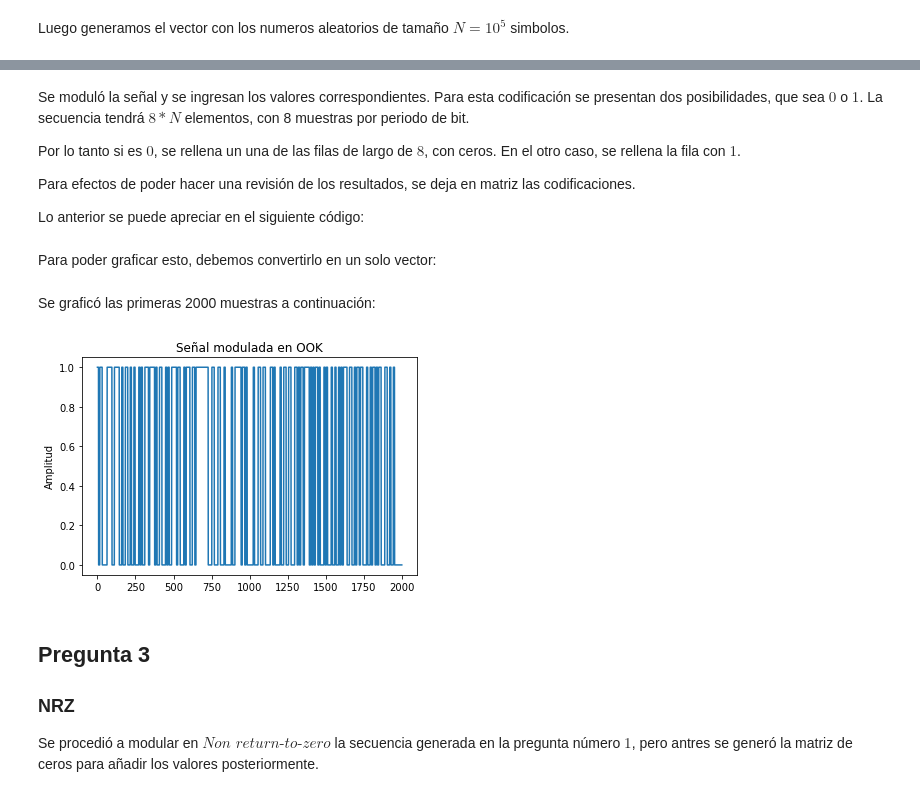
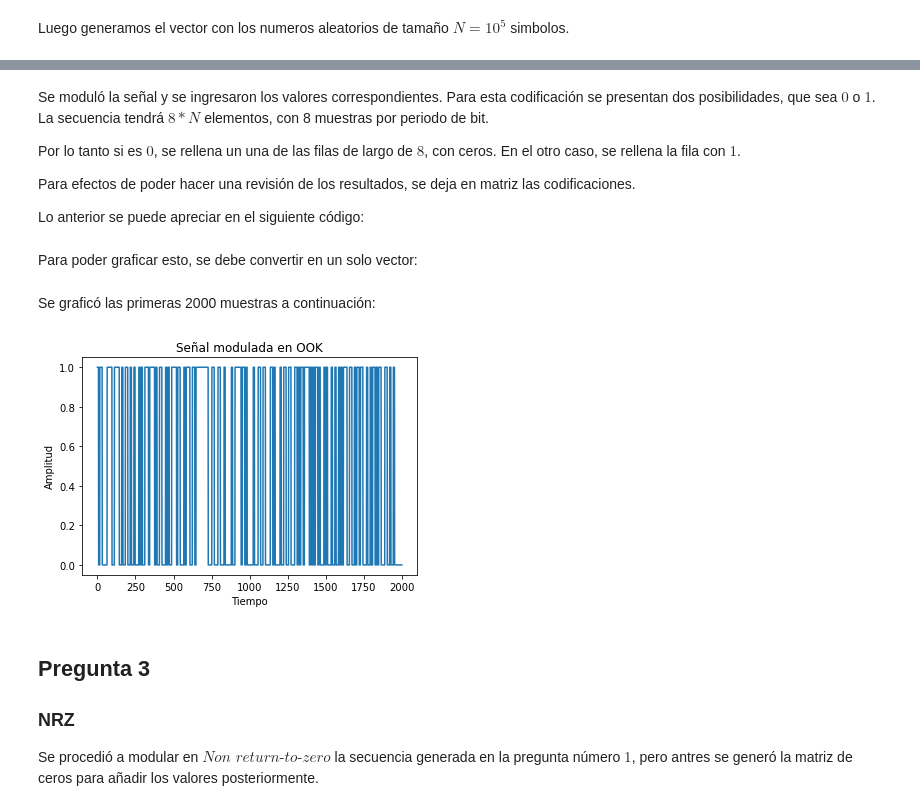
Before and after one commit to JoaquinPBarrientos/Prueba-2-ICOM, a Jupyter notebook: Prueba-2-ICOM.ipynb, the cells around one changed output, grey strips where cells are left out. Saved outputs shown, nothing was run; the diff lists cells and outputs as text; code cells hidden in the pictures.

```diff
--- a/Prueba-2-ICOM.ipynb
+++ b/Prueba-2-ICOM.ipynb
@@ -31,7 +31,7 @@ Se procedió a modular en $\textit{On-Off keying}$ la secuencia generada en la p
 # %%
 ook = np.zeros((N,8))
 # %% [markdown]
-Se moduló la señal  y se ingresan los valores correspondientes. Para esta codificación se presentan dos posibilidades, que sea $0$ o $1$. La secuencia tendrá $8*N$ elementos, con 8 muestras por periodo de bit.
+Se moduló la señal  y se ingresaron los valores correspondientes. Para esta codificación se presentan dos posibilidades, que sea $0$ o $1$. La secuencia tendrá $8*N$ elementos, con 8 muestras por periodo de bit.
 
 Por lo tanto si es $0$, se rellena un una de las filas de largo de $8$, con ceros.
 En el otro caso, se rellena la fila con $1$.
@@ -47,7 +47,7 @@ Lo anterior se puede apreciar en el siguiente código:
     else:
         ook[i] = np.array([1.0 for i in range(8)])
 # %% [markdown]
-Para poder graficar esto, debemos convertirlo en un solo vector:
+Para poder graficar esto, se debe convertir en un solo vector:
 # %%
 ook_vector = []
 
@@ -59,11 +59,12 @@ Se graficó las primeras 2000 muestras a continuación:
 # %%
 
 plt.title("Señal modulada en OOK")
 plt.ylabel("Amplitud")
+plt.xlabel("Tiempo")
 plt.plot(range(len(ook_vector[:2000])),ook_vector[:2000])
 plt.show()
 # %% [output]
-[figure, old version]
+[figure, new version]
 # %% [markdown]
 ## Pregunta 3
 ### NRZ
```
Also changed, not shown: parts of 53 cells of this notebook, 1 other file.
